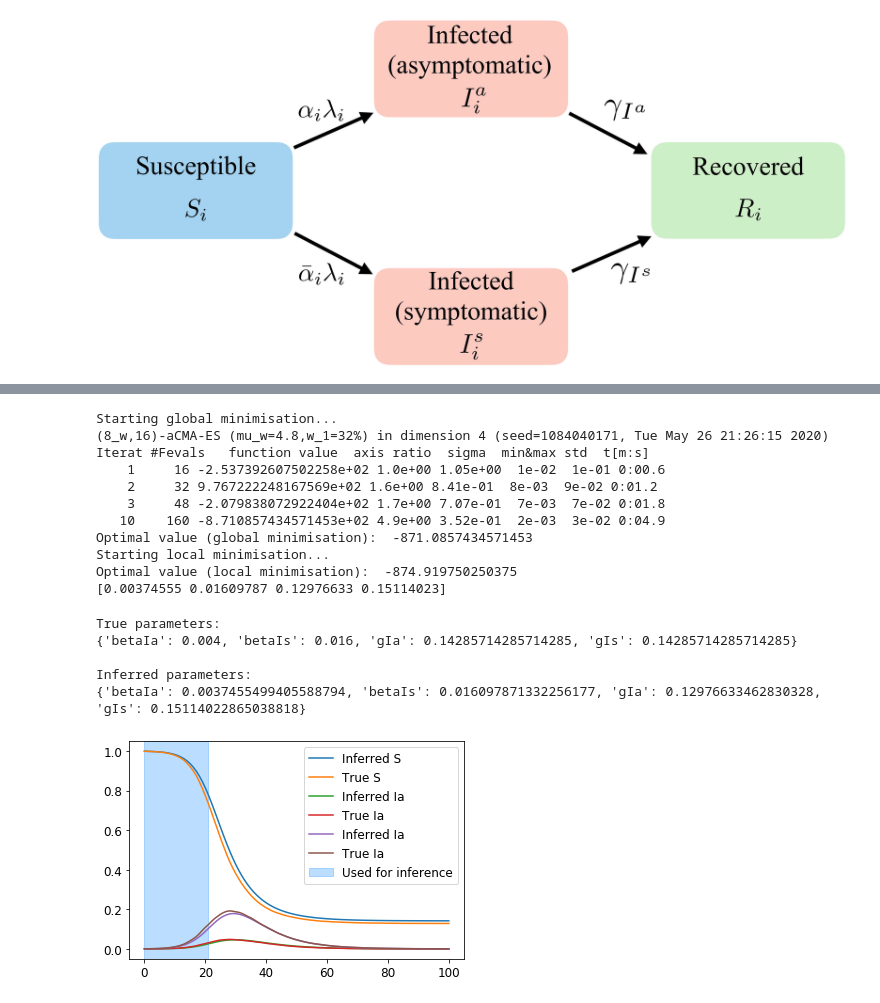
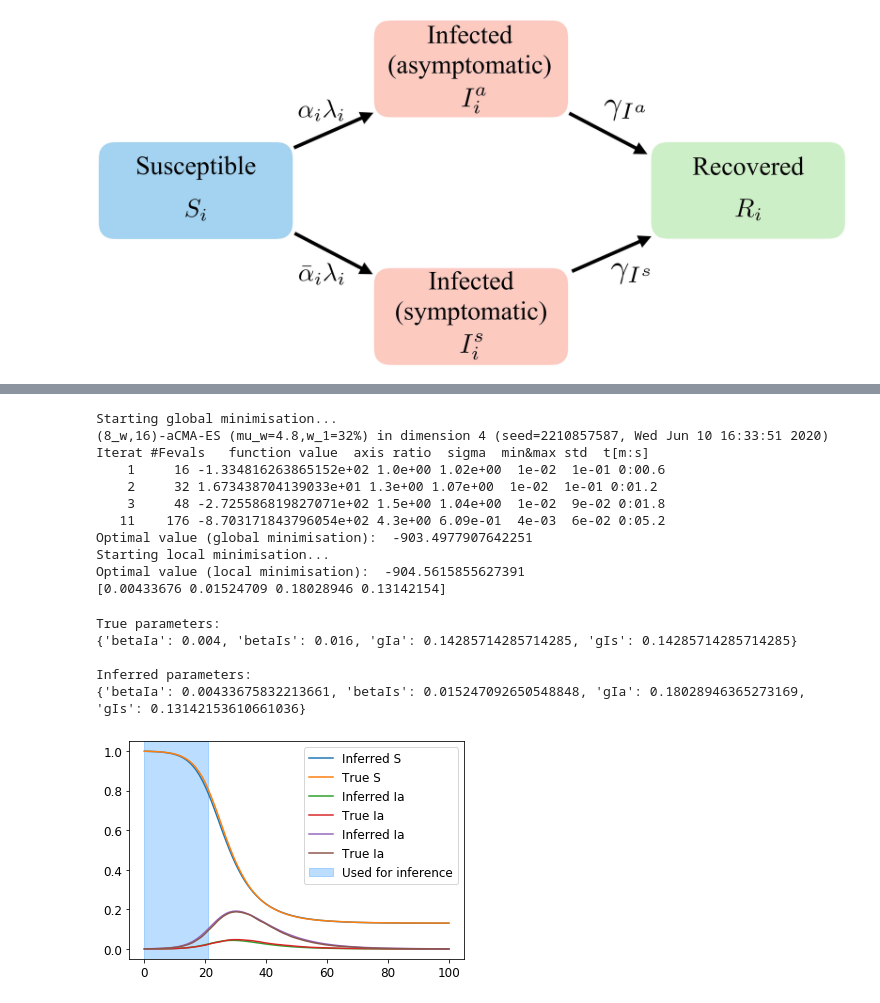
Before and after one commit to rajeshrinet/pyross, a Jupyter notebook: examples/inference/ex_Spp_inference.ipynb, the cells around one changed output, grey strips where cells are left out. Drawn from its saved outputs; the diff is of its cells as text; code cells hidden in the pictures.

```diff
--- a/examples/inference/ex_Spp_inference.ipynb
+++ b/examples/inference/ex_Spp_inference.ipynb
@@ -163,6 +163,6 @@ print(logp)
 # %%
 ## inference
-ftol = 1e-4  # Stopping criterion for minimisation (realtive change in function value)
+ftol = 1e-6  # Stopping criterion for minimisation (realtive change in function value)
 keys = ['betaIa', 'betaIs', 'gIa', 'gIs']
 guess = np.array([betaIa_g, betaIs_g, gIa_g, gIs_g])  # Initial value (and expected value of priors)
 stds = np.array([betaIa_std, betaIs_std , gIa_std, gIs_std])
@@ -170,22 +170,23 @@ stds = np.array([betaIa_std, betaIs_std , gIa_std, gIs_std])
 eps = 1e-4
 bounds = np.array([(eps, 0.5), (eps, 0.5), (eps, 0.6), (eps, 0.6)])  # give some bounds
 params = estimator.infer_parameters(keys, guess, stds, bounds, x, Tf_inference, Nf_inference, contactMatrix,
+                                    tangent=False,
                                     global_max_iter=20, local_max_iter=200,
-                                    global_ftol_factor=1e3, ftol=ftol, verbose=True)
+                                    global_atol=1, ftol=ftol, verbose=True)
 
 print(params) # best guess
 # %% [output]
 Starting global minimisation...
-(8_w,16)-aCMA-ES (mu_w=4.8,w_1=32%) in dimension 4 (seed=1084040171, Tue May 26 21:26:15 2020)
+(8_w,16)-aCMA-ES (mu_w=4.8,w_1=32%) in dimension 4 (seed=2210857587, Wed Jun 10 16:33:51 2020)
 Iterat #Fevals   function value  axis ratio  sigma  min&max std  t[m:s]
-    1     16 -2.537392607502258e+02 1.0e+00 1.05e+00  1e-02  1e-01 0:00.6
-    2     32 9.767222248167569e+02 1.6e+00 8.41e-01  8e-03  9e-02 0:01.2
-    3     48 -2.079838072922404e+02 1.7e+00 7.07e-01  7e-03  7e-02 0:01.8
-   10    160 -8.710857434571453e+02 4.9e+00 3.52e-01  2e-03  3e-02 0:04.9
-Optimal value (global minimisation):  -871.0857434571453
+    1     16 -1.334816263865152e+02 1.0e+00 1.02e+00  1e-02  1e-01 0:00.6
+    2     32 1.673438704139033e+01 1.3e+00 1.07e+00  1e-02  1e-01 0:01.2
+    3     48 -2.725586819827071e+02 1.5e+00 1.04e+00  1e-02  9e-02 0:01.8
+   11    176 -8.703171843796054e+02 4.3e+00 6.09e-01  4e-03  6e-02 0:05.2
+Optimal value (global minimisation):  -903.4977907642251
 Starting local minimisation...
-Optimal value (local minimisation):  -874.919750250375
-[0.00374555 0.01609787 0.12976633 0.15114023]
+Optimal value (local minimisation):  -904.5615855627391
+[0.00433676 0.01524709 0.18028946 0.13142154]
 # %%
 print("True parameters:")
 print(inference_parameters)
@@ -198,26 +199,25 @@ True parameters:
 {'betaIa': 0.004, 'betaIs': 0.016, 'gIa': 0.14285714285714285, 'gIs': 0.14285714285714285}
 
 Inferred parameters:
-{'betaIa': 0.0037455499405588794, 'betaIs': 0.016097871332256177, 'gIa': 0.12976633462830328, 'gIs': 0.15114022865038818}
+{'betaIa': 0.00433675832213661, 'betaIs': 0.015247092650548848, 'gIa': 0.18028946365273169, 'gIs': 0.13142153610661036}
 # %%
 Nf = 101
 Tf = Nf-1
 
 model = estimator.make_det_model(best_estimates)
-det_data = model.simulate(x[0], contactMatrix, Tf, Nf)
-x_det = det_data['X']
+x_det = estimator.integrate(x[0], 0, Tf, Nf, model, contactMatrix)
 x = data['X']/N
 plt.rcParams.update({'font.size': 12})
 plt.plot(np.sum(x_det[:, :M], axis=1), label='Inferred S')
 plt.plot(np.sum(x[:, :M], axis=1), label='True S')
 plt.plot(np.sum(x_det[:, M:2*M], axis=1), label='Inferred Ia')
 plt.plot(np.sum(x[:, M:2*M], axis=1), label='True Ia')
 plt.plot(np.sum(x_det[:, 2*M:3*M], axis=1), label='Inferred Ia')
 plt.plot(np.sum(x[:, 2*M:3*M], axis=1), label='True Ia')
 plt.axvspan(0, Nf_inference,
            label='Used for inference',
            alpha=0.3, color='dodgerblue')
 plt.legend()
 plt.show()
 # %% [output]
-[figure, old version]
+[figure, new version]
```
Also changed, not shown: parts of 3 cells of this notebook, 14 other files.
